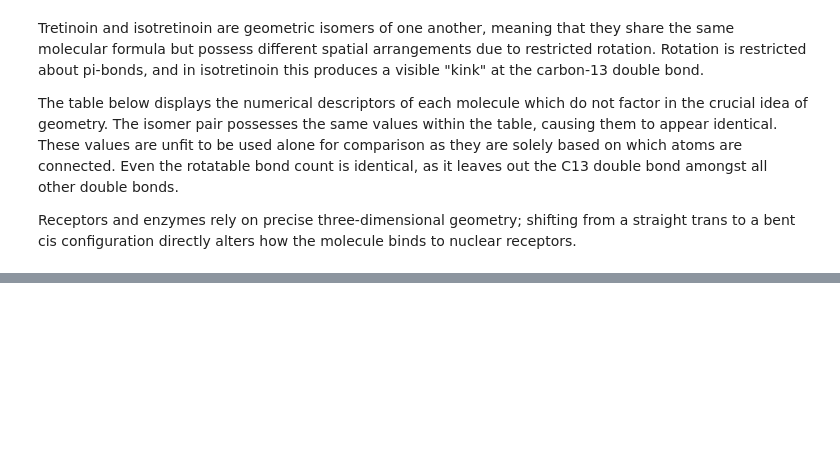
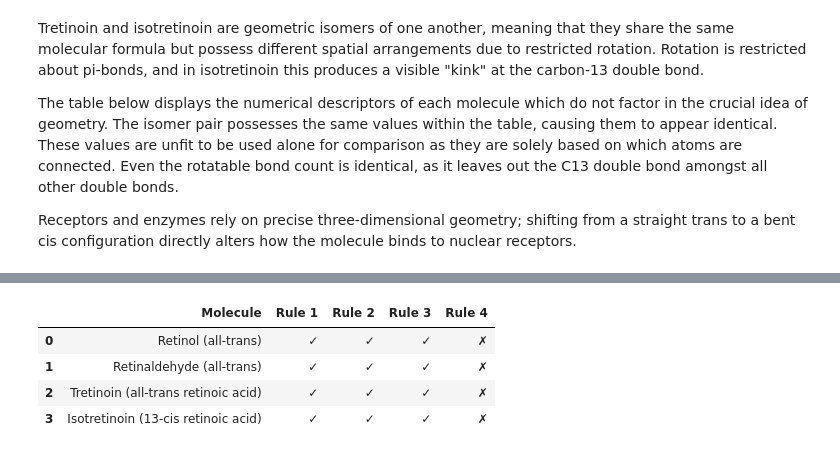
Before and after one commit to luisabbarclay1/Retinoid-analysis, a Jupyter notebook: retinoid_analysis.ipynb, the cells around one changed output, grey strips where cells are left out. Saved outputs shown, nothing was run; the diff lists cells and outputs as text; code cells hidden in the pictures; blank space fills up the shorter version.

```diff
--- a/retinoid_analysis.ipynb
+++ b/retinoid_analysis.ipynb
@@ -127,0 +159,15 @@ df
+# %%
+lip = pd.DataFrame({
+    "Molecule": df["Molecule"],
+    "Rule 1": (df["HBondDonors"] <= 5).map({True: "\u2713", False: "\u2717"}),
+    "Rule 2": (df["HBondAcceptors"] <= 10).map({True: "\u2713", False: "\u2717"}),
+    "Rule 3": (df["Mr"] < 500).map({True: "\u2713", False: "\u2717"}),
+    "Rule 4": (df["LogP"] <= 5).map({True: "\u2713", False: "\u2717"}),
+})
+lip
+# %% [output]
+|  | Molecule | Rule 1 | Rule 2 | Rule 3 | Rule 4 |
+| 0 | Retinol (all-trans) | ✓ | ✓ | ✓ | ✗ |
+| 1 | Retinaldehyde (all-trans) | ✓ | ✓ | ✓ | ✗ |
+| 2 | Tretinoin (all-trans retinoic acid) | ✓ | ✓ | ✓ | ✗ |
+| 3 | Isotretinoin (13-cis retinoic acid) | ✓ | ✓ | ✓ | ✗ |
```
Also changed, not shown: parts of 5 cells of this notebook, 1 other file.
